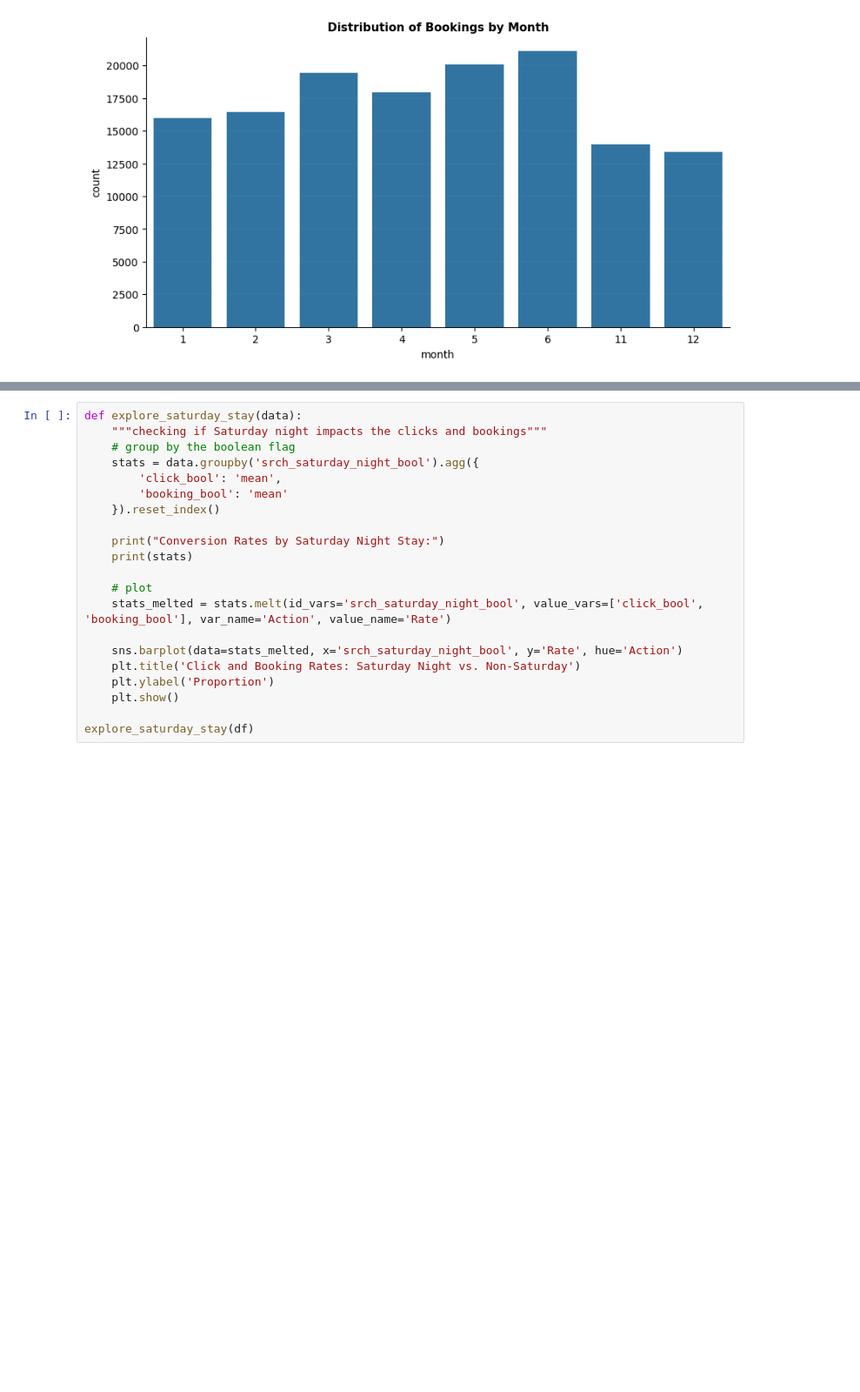
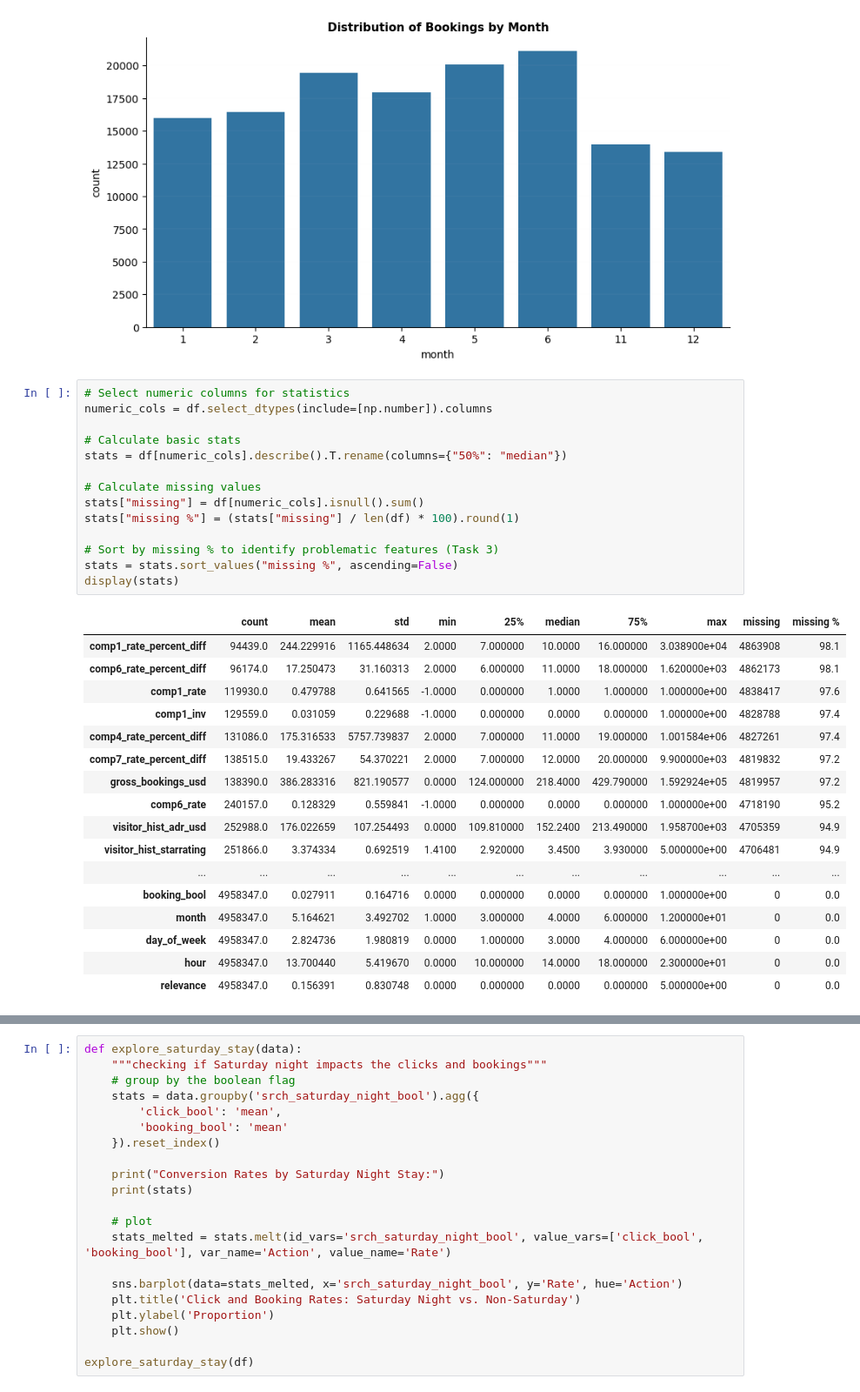
Before and after one commit to alicja-a-d/Data_Mining, a Jupyter notebook: A2/code/DMT_A2.ipynb, the cells around one changed output, grey strips where cells are left out. Shown at 87% size. Cells and saved outputs as stored; diff of their text form; blank space fills up the shorter version.

```diff
--- a/A2/code/DMT_A2.ipynb
+++ b/A2/code/DMT_A2.ipynb
@@ -116,3 +114,35 @@ plt.title('Distribution of Bookings by Month')
 plt.show()
 # %% [output]
 [figure]
+# %%
+# Select numeric columns for statistics
+numeric_cols = df.select_dtypes(include=[np.number]).columns
+
+# Calculate basic stats
+stats = df[numeric_cols].describe().T.rename(columns={"50%": "median"})
+
+# Calculate missing values
+stats["missing"] = df[numeric_cols].isnull().sum()
+stats["missing %"] = (stats["missing"] / len(df) * 100).round(1)
+
+# Sort by missing % to identify problematic features (Task 3)
+stats = stats.sort_values("missing %", ascending=False)
+display(stats)
+# %% [output]
+|  | count | mean | std | min | 25% | median | 75% | max | missing | missing % |
+| comp1_rate_percent_diff | 94439.0 | 244.229916 | 1165.448634 | 2.0000 | 7.000000 | 10.0000 | 16.000000 | 3.038900e+04 | 4863908 | 98.1 |
+| comp6_rate_percent_diff | 96174.0 | 17.250473 | 31.160313 | 2.0000 | 6.000000 | 11.0000 | 18.000000 | 1.620000e+03 | 4862173 | 98.1 |
+| comp1_rate | 119930.0 | 0.479788 | 0.641565 | -1.0000 | 0.000000 | 1.0000 | 1.000000 | 1.000000e+00 | 4838417 | 97.6 |
+| comp1_inv | 129559.0 | 0.031059 | 0.229688 | -1.0000 | 0.000000 | 0.0000 | 0.000000 | 1.000000e+00 | 4828788 | 97.4 |
+| comp4_rate_percent_diff | 131086.0 | 175.316533 | 5757.739837 | 2.0000 | 7.000000 | 11.0000 | 19.000000 | 1.001584e+06 | 4827261 | 97.4 |
+| comp7_rate_percent_diff | 138515.0 | 19.433267 | 54.370221 | 2.0000 | 7.000000 | 12.0000 | 20.000000 | 9.900000e+03 | 4819832 | 97.2 |
+| gross_bookings_usd | 138390.0 | 386.283316 | 821.190577 | 0.0000 | 124.000000 | 218.4000 | 429.790000 | 1.592924e+05 | 4819957 | 97.2 |
+| comp6_rate | 240157.0 | 0.128329 | 0.559841 | -1.0000 | 0.000000 | 0.0000 | 0.000000 | 1.000000e+00 | 4718190 | 95.2 |
+| visitor_hist_adr_usd | 252988.0 | 176.022659 | 107.254493 | 0.0000 | 109.810000 | 152.2400 | 213.490000 | 1.958700e+03 | 4705359 | 94.9 |
+| visitor_hist_starrating | 251866.0 | 3.374334 | 0.692519 | 1.4100 | 2.920000 | 3.4500 | 3.930000 | 5.000000e+00 | 4706481 | 94.9 |
+| ... | ... | ... | ... | ... | ... | ... | ... | ... | ... | ... |
+| booking_bool | 4958347.0 | 0.027911 | 0.164716 | 0.0000 | 0.000000 | 0.0000 | 0.000000 | 1.000000e+00 | 0 | 0.0 |
+| month | 4958347.0 | 5.164621 | 3.492702 | 1.0000 | 3.000000 | 4.0000 | 6.000000 | 1.200000e+01 | 0 | 0.0 |
+| day_of_week | 4958347.0 | 2.824736 | 1.980819 | 0.0000 | 1.000000 | 3.0000 | 4.000000 | 6.000000e+00 | 0 | 0.0 |
+| hour | 4958347.0 | 13.700440 | 5.419670 | 0.0000 | 10.000000 | 14.0000 | 18.000000 | 2.300000e+01 | 0 | 0.0 |
+| relevance | 4958347.0 | 0.156391 | 0.830748 | 0.0000 | 0.000000 | 0.0000 | 0.000000 | 5.000000e+00 | 0 | 0.0 |
```
Also changed, not shown: parts of 15 cells of this notebook.
